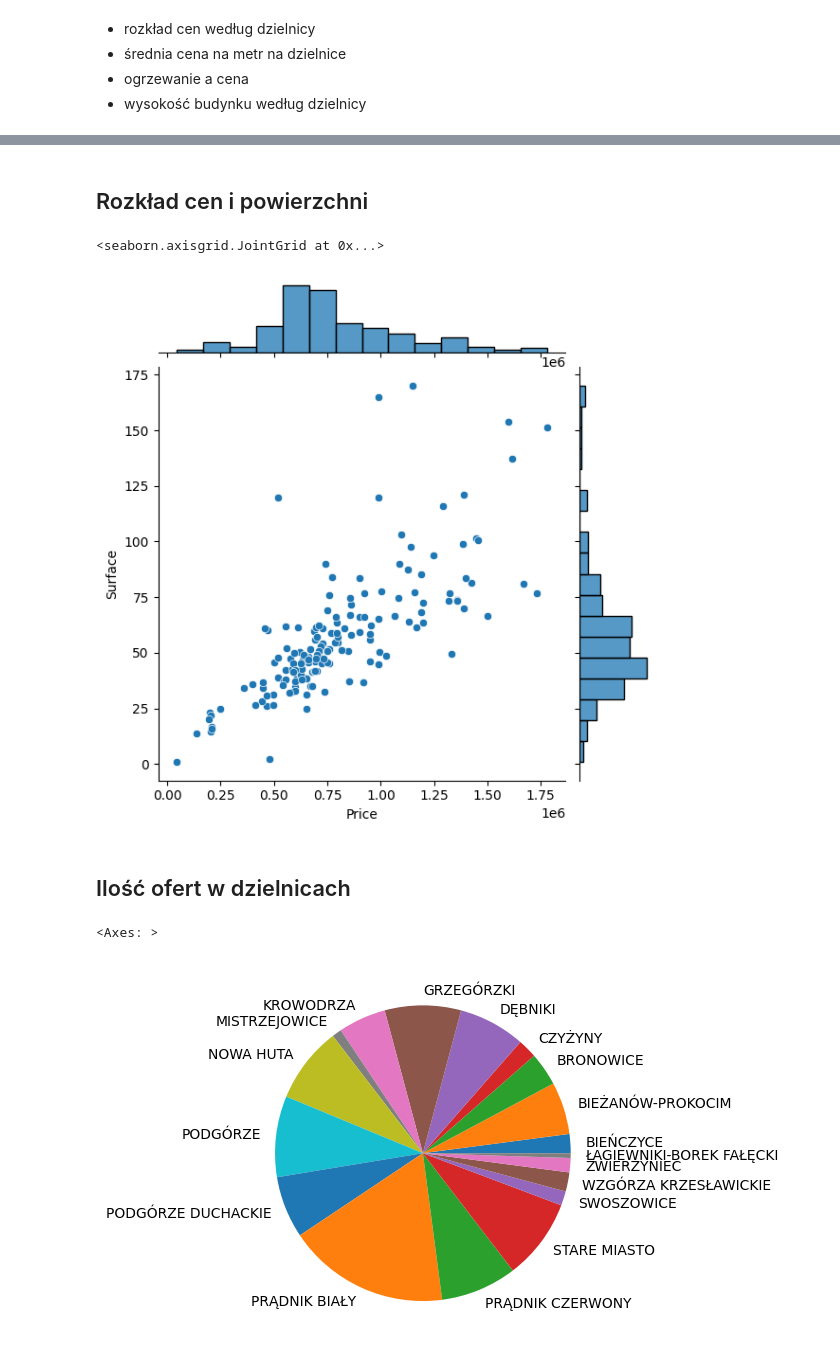
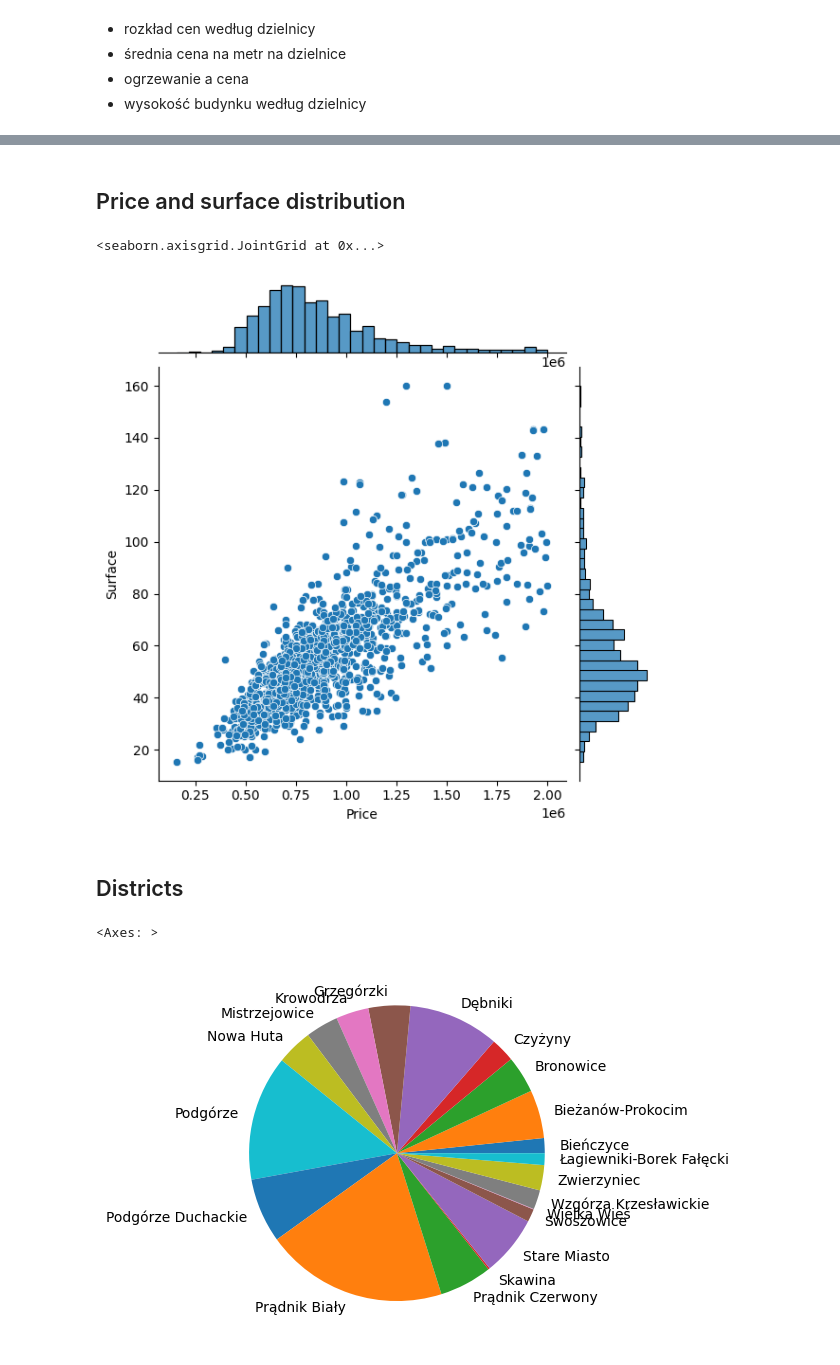
Before and after one commit to WalkedKO/Data-Analysis-And-Machine-Learning-Projects, a Jupyter notebook: KrakowHousePricesAnalysis (PL)/Krakow_mieszkania_Kacper_Osmola.ipynb, the cells around one changed output, grey strips where cells are left out. Saved outputs shown, nothing was run; the diff lists cells and outputs as text; code cells hidden in the pictures.

```diff
--- a/KrakowHousePricesAnalysis (PL)/Krakow_mieszkania_Kacper_Osmola.ipynb
+++ b/KrakowHousePricesAnalysis (PL)/Krakow_mieszkania_Kacper_Osmola.ipynb
@@ -136,3 +167,3 @@ with open('offerts.json', 'w') as f:
 # %%
-test_df = pd.DataFrame(pre_df)
-test_df.head(3)
+df = pd.DataFrame(pre_df)
+df.head()
@@ -138,0 +187,5 @@ test_df.head(3)
+# %%
+df = df[df['District'] != 'Wieliczka']
+df = df[df['District'] != 'Mogilany']
+df = df[df['District'] != 'Zielonki']
+df
@@ -138,0 +206,7 @@ test_df.head(3)
+# %%
+pre_df = {'Powierzchnia':'Surface', 'Liczba pokoi':'Rooms', 'Ogrzewanie':'Heating', 'Piętro':'Floor', 'Czynsz': 'Rent'
+          , 'Stan wykończenia': 'Finishing state', 'Rynek' : 'Market', 'Forma własności': 'Ownership', 'Dostępne od' : 'Available since'
+          , 'Informacje dodatkowe':'Info', 'Rok budowy': 'Built in',
+          'Winda':'Lift','Rodzaj zabudowy':'Building type', 'Bezpieczeństwo':'Safety','Lokalizacja': 'Location'}
+for col in pre_df:
+  df = df.rename(columns={col: pre_df[col]})
@@ -138,0 +222,3 @@ test_df.head(3)
+# %%
+df = df.dropna(subset=['Rooms', 'Price'])
+df.isna().sum()
@@ -171,14 +253,14 @@ dtype: object
-# %% [markdown]
-## Rozkład cen i powierzchni
+# %% [markdown]
+## Price and surface distribution
 # %%
-sns.jointplot(data= df_krk[(df_krk.Price <= 2000000) & (df_krk.Surface <= 200)], x='Price', y='Surface')
+sns.jointplot(data= df[(df.Price <= 2000000) & (df.Surface <= 200)], x='Price', y='Surface')
 # %% [output]
 <seaborn.axisgrid.JointGrid at 0x...>
-[figure, old version]
+[figure, new version]
-# %% [markdown]
-## Ilość ofert w dzielnicach
+# %% [markdown]
+## Districts
 # %%
-df_krk.groupby('District')['Title'].count().plot(kind='pie', ylabel='')
+df.groupby('District')['Title'].count().plot(kind='pie', ylabel='')
 # %% [output]
 <Axes: >
-[figure, old version]
+[figure, new version]
```
Also changed, not shown: parts of 42 cells of this notebook.
